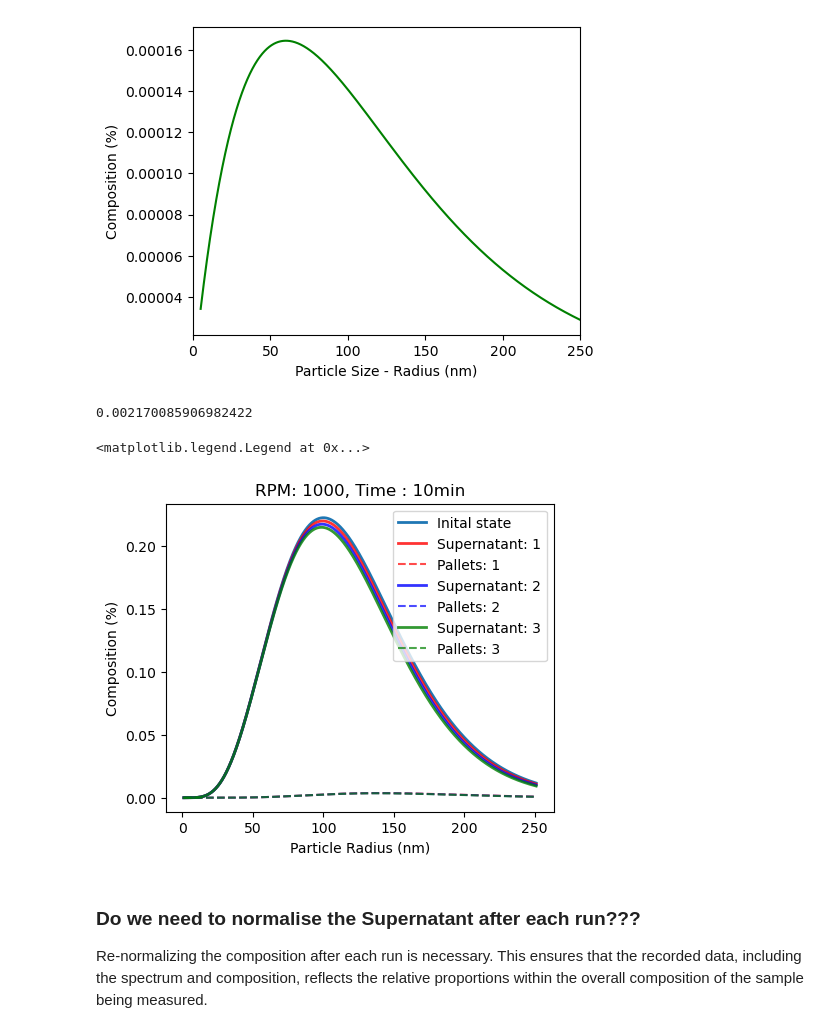
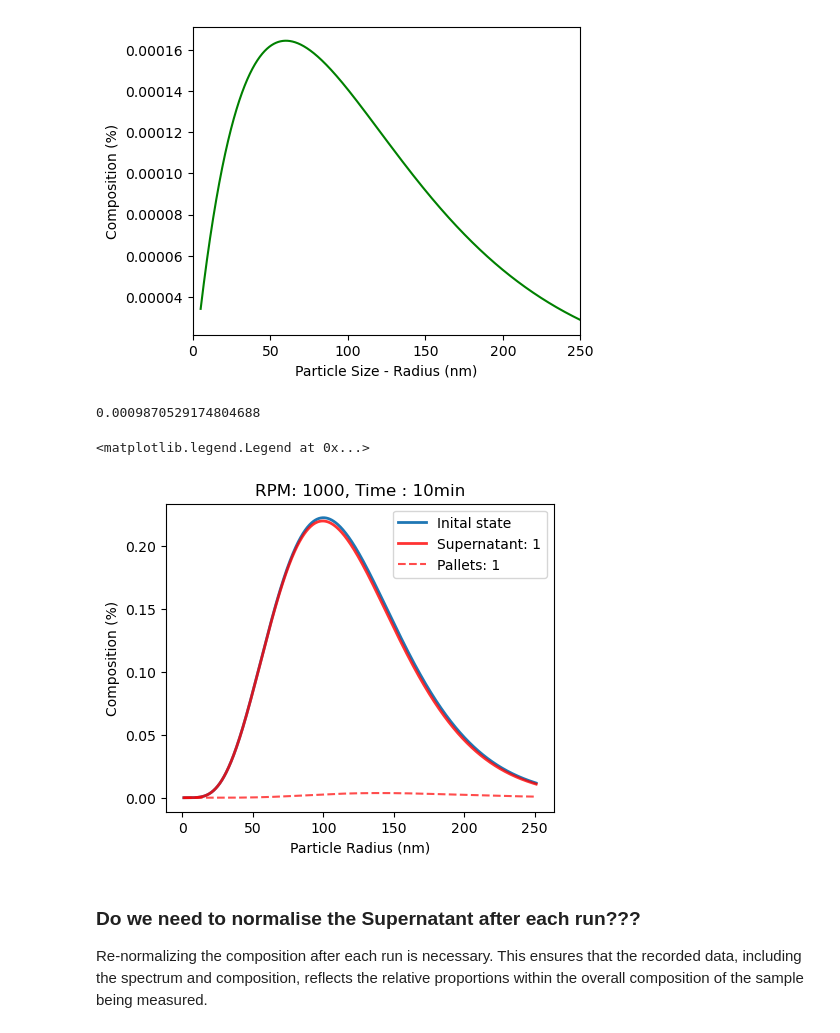
Before and after one commit to williammcmp/Nano-Particle-Playground, a Jupyter notebook: Centrifugation Model.ipynb, the cells around one changed output. Drawn from its saved outputs; the diff is of its cells as text; code cells hidden in the pictures.

```diff
--- a/Centrifugation Model.ipynb
+++ b/Centrifugation Model.ipynb
@@ -270,7 +273,7 @@ plt.show(fig)
 # %%
 # How does the distribution supernate and pallets of the particles over multiple runs change.
 import time
-runs = 3
+runs = 1
 # count = 1000
 # size = np.linspace(1,251,count) * 1e-9
 
@@ -298,35 +301,35 @@ fig, ax = plt.subplots(figsize=(5,4))
 
 ax.plot(size*1e9, prob * 1e2, label=f"Inital state", linewidth=2)
 
 start = time.time()
 for j in range(runs):
     pallets = np.zeros(count)
 
     # for i in range(count):
         # prob[i], pallets[i] = cal_supernate_and_pallets(size[i], prob[i], times,
         #                                       particle_density, liquid_density, liquid_viscosity,
         #                                      rpm, arm_length, length)
     prob, pallets = cal_supernate_and_pallets(size, prob, times,
                                             particle_density, liquid_density, liquid_viscosity,
                                             rpm, arm_length, length)
 
 
     ax.plot(size*1e9, prob * 1e2, label=f"Supernatant: {j +1}", alpha = 0.8, linewidth=2, color=colors[j])
     ax.plot(size*1e9, pallets * 1e2, label=f"Pallets: {j + 1}", alpha=0.7, linestyle='--', color=colors[j])
 
 print(time.time() - start)
 # Time deltas for 10000 different particle sizes
 # 0.0027701854705810547s -> np methods
 # 0.14916777610778809 -> for loop
 
 ax.set_xlabel("Particle Radius (nm)")
 ax.set_ylabel("Composition (%)")
 ax.set_title(f"RPM: {rpm}, Time : {times}min")
 ax.legend()
 # %% [output]
-0.002170085906982422
+0.0009870529174804688
 <matplotlib.legend.Legend at 0x...>
-[figure, old version]
+[figure, new version]
 # %% [markdown]
 ### Do we need to normalise the Supernatant after each run???
 
```
Also changed, not shown: parts of 13 cells of this notebook, 1 other file.
